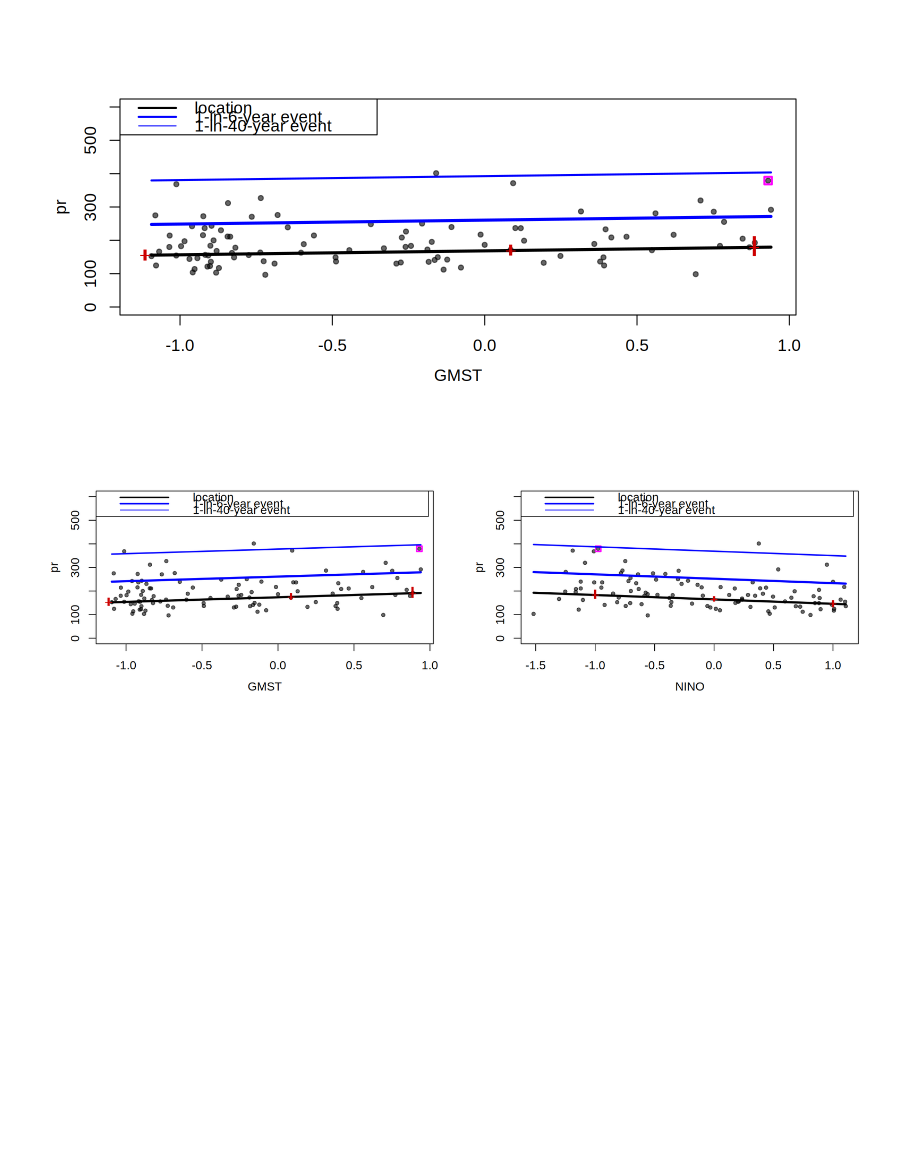
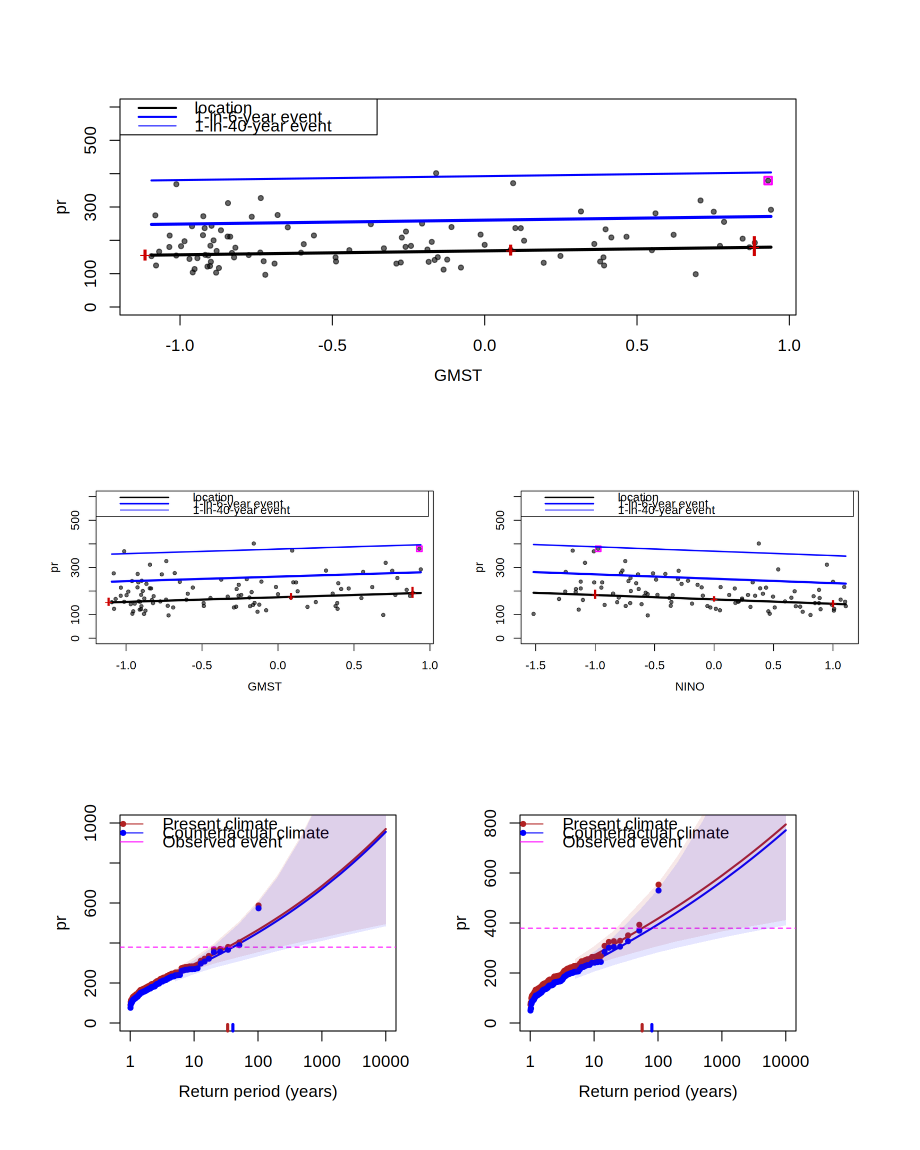
Before and after one commit to clairbarnes/wwa-current, a Jupyter notebook: 00_model-fitting-dev/multivariate/mv_testing.ipynb, the cells around one changed output. Cells and saved outputs as stored; diff of their text form; code cells hidden in the pictures; blank space fills up the shorter version.

Commit message:
Plotting functions for multivariate models

```diff
--- a/00_model-fitting-dev/multivariate/mv_testing.ipynb
+++ b/00_model-fitting-dev/multivariate/mv_testing.ipynb
@@ -304,11 +302,11 @@ plot_returnlevels <- function(mdl, cov, cov_cf, ev, ylim = NA, pch = 20, ylab =
     #~~~~~~~~~~~~~~~~~~~~~~~~~~~~~~~~~~~~~~~~~~~~~~~~~~~~~~~~~~~~~~~~~~~~~~~~~~~~~
     # calculate return periods & return levels
 
-    rl_curve_pres <- map_from_u(1/rp_x, mdl, fixed_cov = cov)
-    rl_curve_cf <- map_from_u(1/rp_x, mdl, fixed_cov = cov_cf)
+    rl_curve_pres <- map_from_u(mdl, 1/rp_x, fixed_cov = cov)
+    rl_curve_cf <- map_from_u(mdl, 1/rp_x, fixed_cov = cov_cf)
 
-    rl_obs_pres <- map_from_u(map_to_u(mdl), mdl, fixed_cov = cov)
-    rl_obs_cf <- map_from_u(map_to_u(mdl), mdl, fixed_cov = cov_cf)
+    rl_obs_pres <- map_from_u(mdl, map_to_u(mdl), fixed_cov = cov)
+    rl_obs_cf <- map_from_u(mdl, map_to_u(mdl), fixed_cov = cov_cf)
 
     rp_event_pres <- 1/map_to_u(mdl, ev, fixed_cov = cov)
     rp_event_cf <- 1/map_to_u(mdl, ev, fixed_cov = cov_cf)
@@ -318,7 +316,6 @@ plot_returnlevels <- function(mdl, cov, cov_cf, ev, ylim = NA, pch = 20, ylab =
 
     if(is.na(ylim[1])) { ylim <- range(pretty(c(x, rl_curve_pres, rl_curve_cf))) }
     if(is.na(ylab)) {ylab <- mdl$varnm}
-    # if((substr(mdl$varnm,1,3) == "log") & (ylim[1] <= 0)) { ylim[1] <- 0.01 }
 
     # plot
     plot(0,type = "n", xlim = xlim, ylim = ylim, log = "x", xlab = "", ylab = "", main = main)
@@ -355,7 +352,7 @@ plot_returnlevels <- function(mdl, cov, cov_cf, ev, ylim = NA, pch = 20, ylab =
             tryCatch({
                 boot_mdl <- refit(mdl, boot_df)
                 # print(boot_mdl$par)
-                c(map_from_u(1/x_ci, boot_mdl, fixed_cov = cov), map_from_u(1/x_ci, boot_mdl, fixed_cov = cov_cf))
+                c(map_from_u(boot_mdl, 1/x_ci, fixed_cov = cov), map_from_u(boot_mdl, 1/x_ci, fixed_cov = cov_cf))
             }, error = function(cond) {return(rep(NA, length(x_ci)*2))})
         })
         est_ci <- apply(boot_res, 1, quantile, c(0.025, 0.975), na.rm = T)
@@ -487,3 +473,9 @@ plot_covtrend(mdl2_ns, xcov = "gmst", ci_cov = ci_cov_gmst, fixed_cov = fixed_co
 plot_covtrend(mdl2_ns, xcov = "nino", ci_cov = ci_cov_nino, fixed_cov = fixed_cov_nino, nsamp = 100)
 # %% [output]
 [figure]
+# %%
+prep_window(c(1,2))
+plot_returnlevels(mdl1_ns, cov = data.frame("gmst" = 0), cov_cf = data.frame("gmst" = -1.2))
+plot_returnlevels(mdl2_ns, cov = data.frame("gmst" = 0, "nino" = 1), cov_cf = data.frame("gmst" = -1.2, "nino" = 1))
+# %% [output]
+[figure, added]
```
Also changed, not shown: parts of 6 cells of this notebook.
